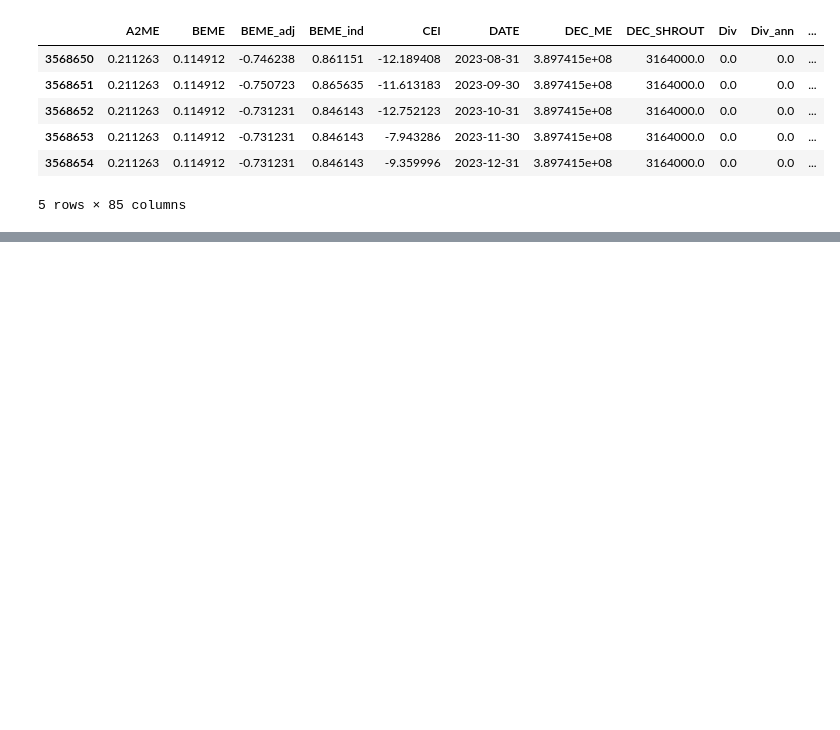
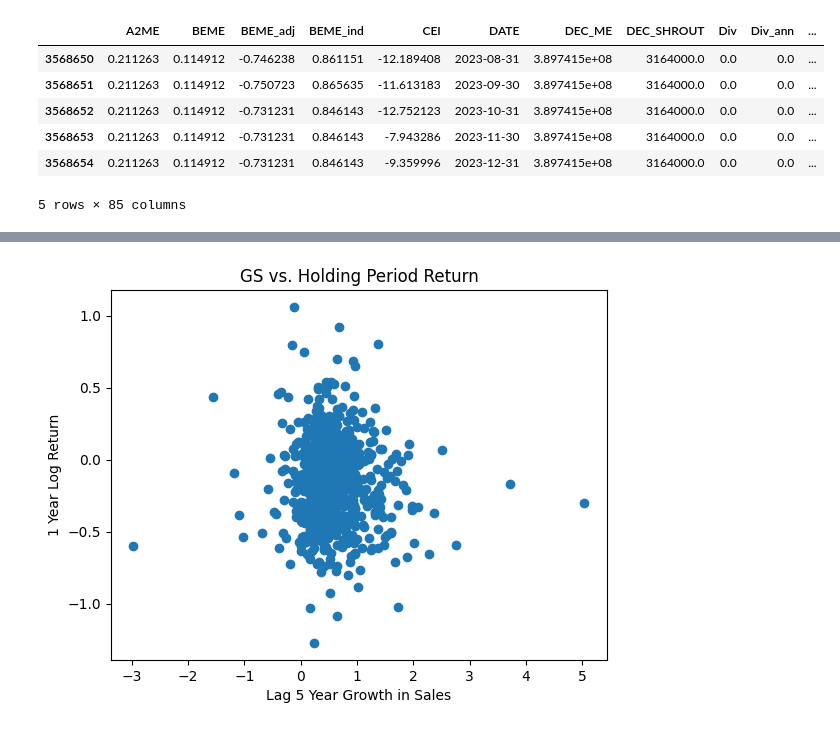
Before and after one commit to andrewhall1124/mean_reversion, a Jupyter notebook: strategies/experiments.ipynb, the cells around one changed output, grey strips where cells are left out. Saved outputs shown, nothing was run; the diff lists cells and outputs as text; code cells hidden in the pictures; blank space fills up the shorter version.

```diff
--- a/strategies/experiments.ipynb
+++ b/strategies/experiments.ipynb
@@ -107,0 +248,8 @@ array([[ 1.        , -0.15446722],
+# %%
+plt.scatter(year1['sg_lag'], year1[holding_period_ret])
+plt.title("GS vs. Holding Period Return")
+plt.xlabel("Lag 5 Year Growth in Sales")
+plt.ylabel("1 Year Log Return")
+plt.show()
+# %% [output]
+[figure, added]
```
Also changed, not shown: parts of 16 cells of this notebook.
